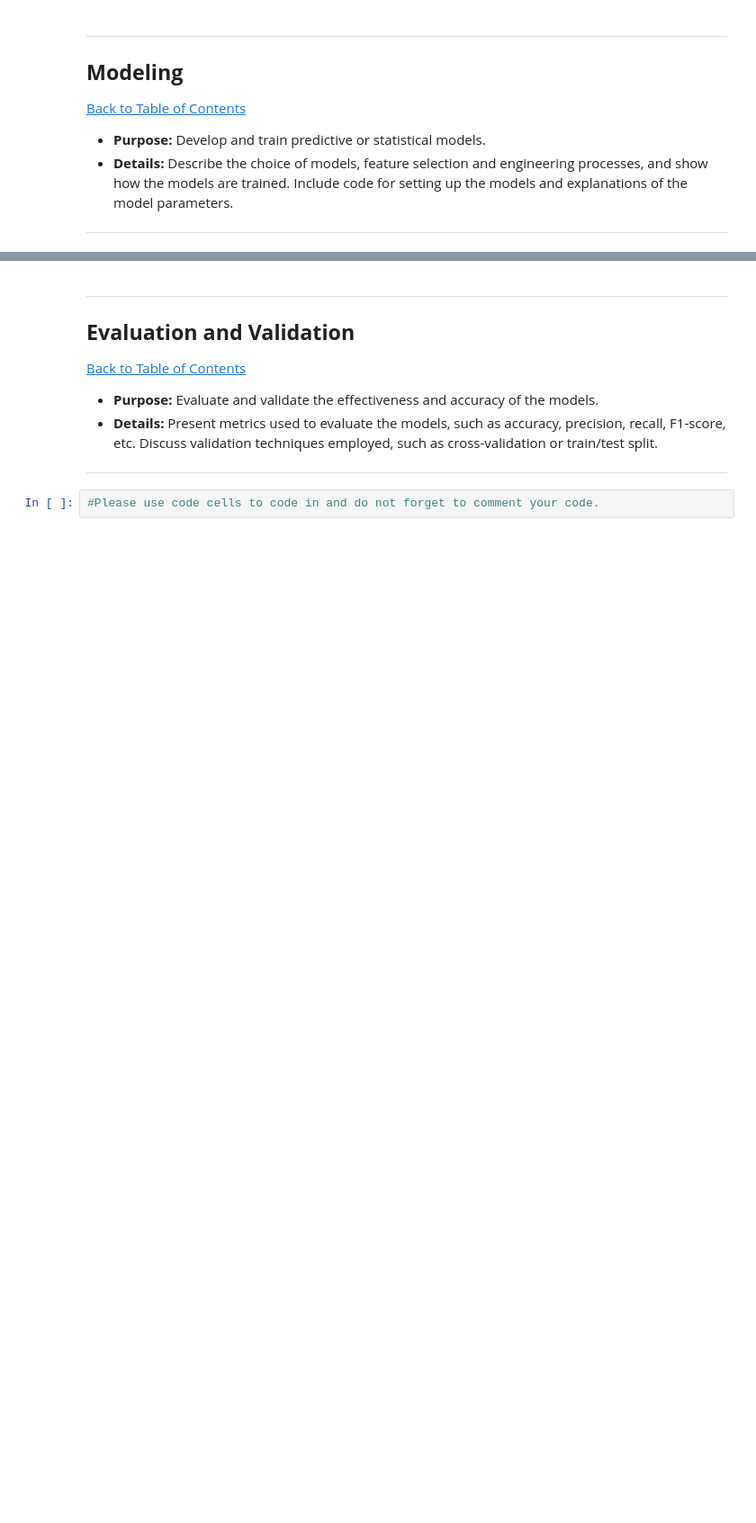
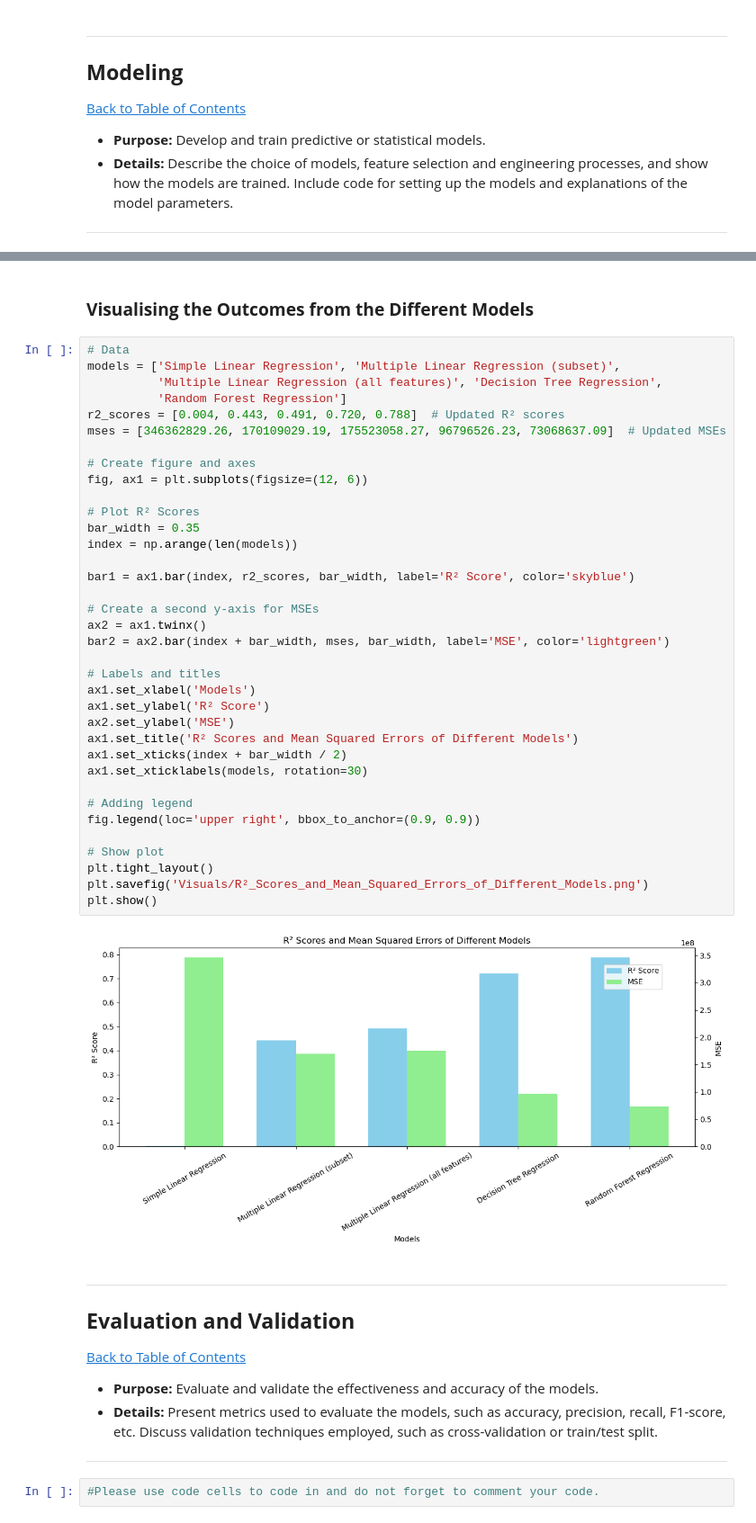
Before and after one commit to Thabi98/world_sustainability, a Jupyter notebook: QCTO---Workplace-Module-Notebook-Template-4571.ipynb, the cells around one changed output, grey strips where cells are left out. Shown at 90% size. Cells and saved outputs as stored; diff of their text form; blank space fills up the shorter version.

Commit message:
Modelling Progress

```diff
--- a/QCTO---Workplace-Module-Notebook-Template-4571.ipynb
+++ b/QCTO---Workplace-Module-Notebook-Template-4571.ipynb
@@ -764,3 +906,43 @@ Name: GDP per Capita (US$), dtype: float64
+# %% [markdown]
+### **Visualising the Outcomes from the Different Models**
+# %%
+# Data
+models = ['Simple Linear Regression', 'Multiple Linear Regression (subset)',
+          'Multiple Linear Regression (all features)', 'Decision Tree Regression',
+          'Random Forest Regression']
+r2_scores = [0.004, 0.443, 0.491, 0.720, 0.788]  # Updated R² scores
+mses = [346362829.26, 170109029.19, 175523058.27, 96796526.23, 73068637.09]  # Updated MSEs
+
+# Create figure and axes
+fig, ax1 = plt.subplots(figsize=(12, 6))
+
+# Plot R² Scores
+bar_width = 0.35
+index = np.arange(len(models))
+
+bar1 = ax1.bar(index, r2_scores, bar_width, label='R² Score', color='skyblue')
+
+# Create a second y-axis for MSEs
+ax2 = ax1.twinx()
+bar2 = ax2.bar(index + bar_width, mses, bar_width, label='MSE', color='lightgreen')
+
+# Labels and titles
+ax1.set_xlabel('Models')
+ax1.set_ylabel('R² Score')
+ax2.set_ylabel('MSE')
+ax1.set_title('R² Scores and Mean Squared Errors of Different Models')
+ax1.set_xticks(index + bar_width / 2)
+ax1.set_xticklabels(models, rotation=30)
+
+# Adding legend
+fig.legend(loc='upper right', bbox_to_anchor=(0.9, 0.9))
+
+# Show plot
+plt.tight_layout()
+plt.savefig('Visuals/R²_Scores_and_Mean_Squared_Errors_of_Different_Models.png')
+plt.show()
+# %% [output]
+[figure, added]
 # %% [markdown]
 ---
 <a href=#seven></a>
```
Also changed, not shown: parts of 14 cells of this notebook, 2 other files.
